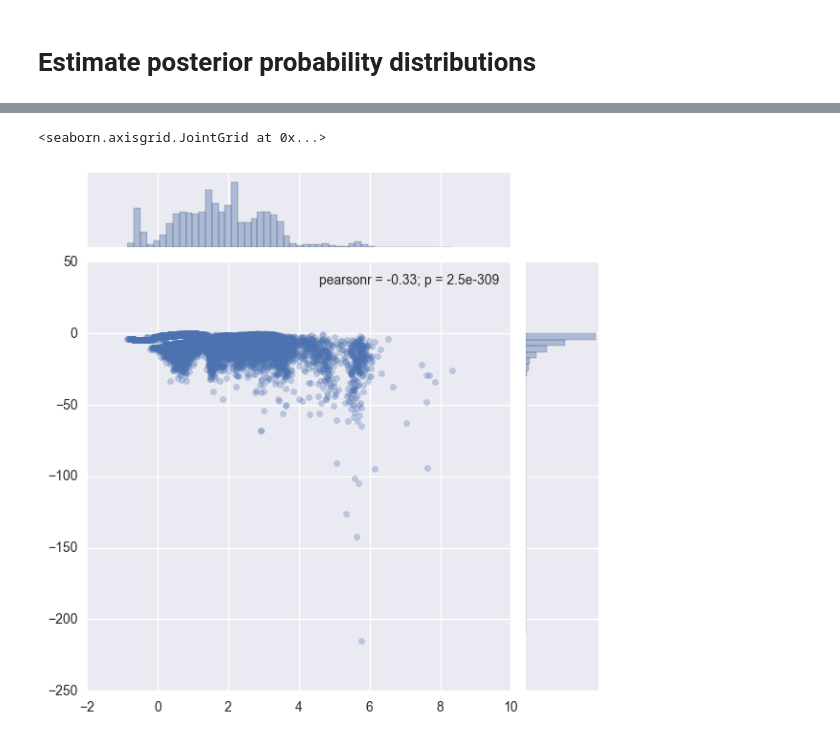
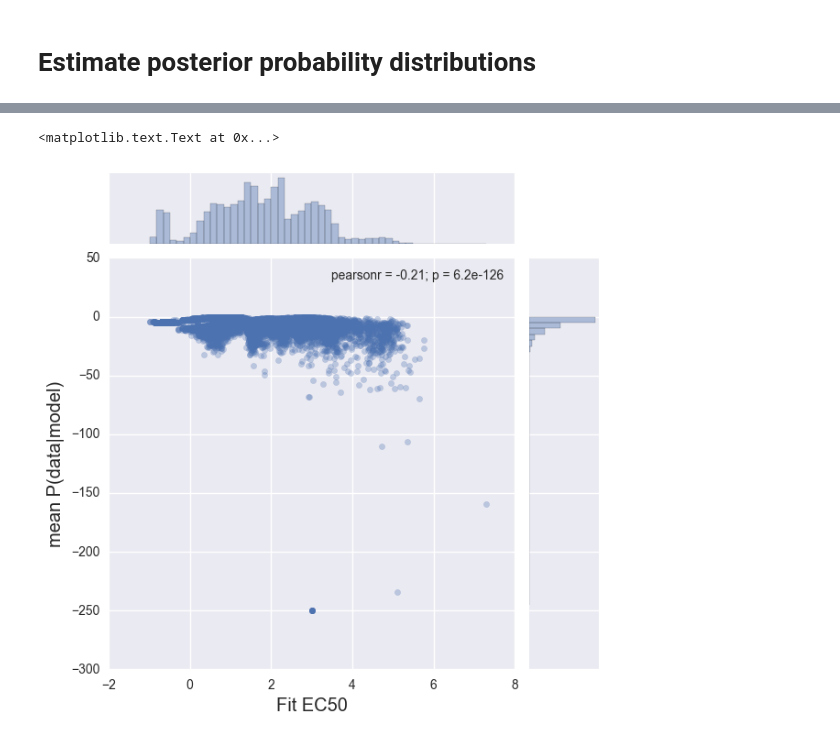
Before and after one commit to asford/protease_experimental_analysis, a Jupyter notebook: sequencing_model_example.ipynb, the cells around one changed output, grey strips where cells are left out. Saved outputs shown, nothing was run; the diff lists cells and outputs as text; code cells hidden in the pictures.

```diff
--- a/sequencing_model_example.ipynb
+++ b/sequencing_model_example.ipynb
@@ -58,5 +61,5 @@ import protease_sequencing_model
 # %%
 chymo_model = (
-    protease_sequencing_model.FractionalSelectionModel()
+    protease_sequencing_model.FractionalSelectionModel(homogenous_k=True)
     .build_model(chymo_pop_data))
 # %% [output]
@@ -231,9 +208,11 @@ sel_sum = chymo_model.model_outlier_summary(default_map)
 # %%
 mean_llh = numpy.nanmean(
     numpy.stack([v["sel_log_likelihood"] for v in sel_sum.values()]),
     axis=0)
-mean_llh[~numpy.isfinite(mllh)] = -250
-seaborn.jointplot( default_map["sel_ec50"], mean_llh, joint_kws={"alpha" : .3})
+mean_llh[~numpy.isfinite(mean_llh)] = -250
+jp = seaborn.jointplot( default_map["sel_ec50"], mean_llh, joint_kws={"alpha" : .3})
+jp.ax_joint.set_xlabel("Fit EC50", fontsize="large")
+jp.ax_joint.set_ylabel("mean P(data|model)", fontsize="large")
 # %% [output]
-<seaborn.axisgrid.JointGrid at 0x...>
+<matplotlib.text.Text at 0x...>
-[figure, old version]
+[figure, new version]
```
Also changed, not shown: parts of 22 cells of this notebook.
